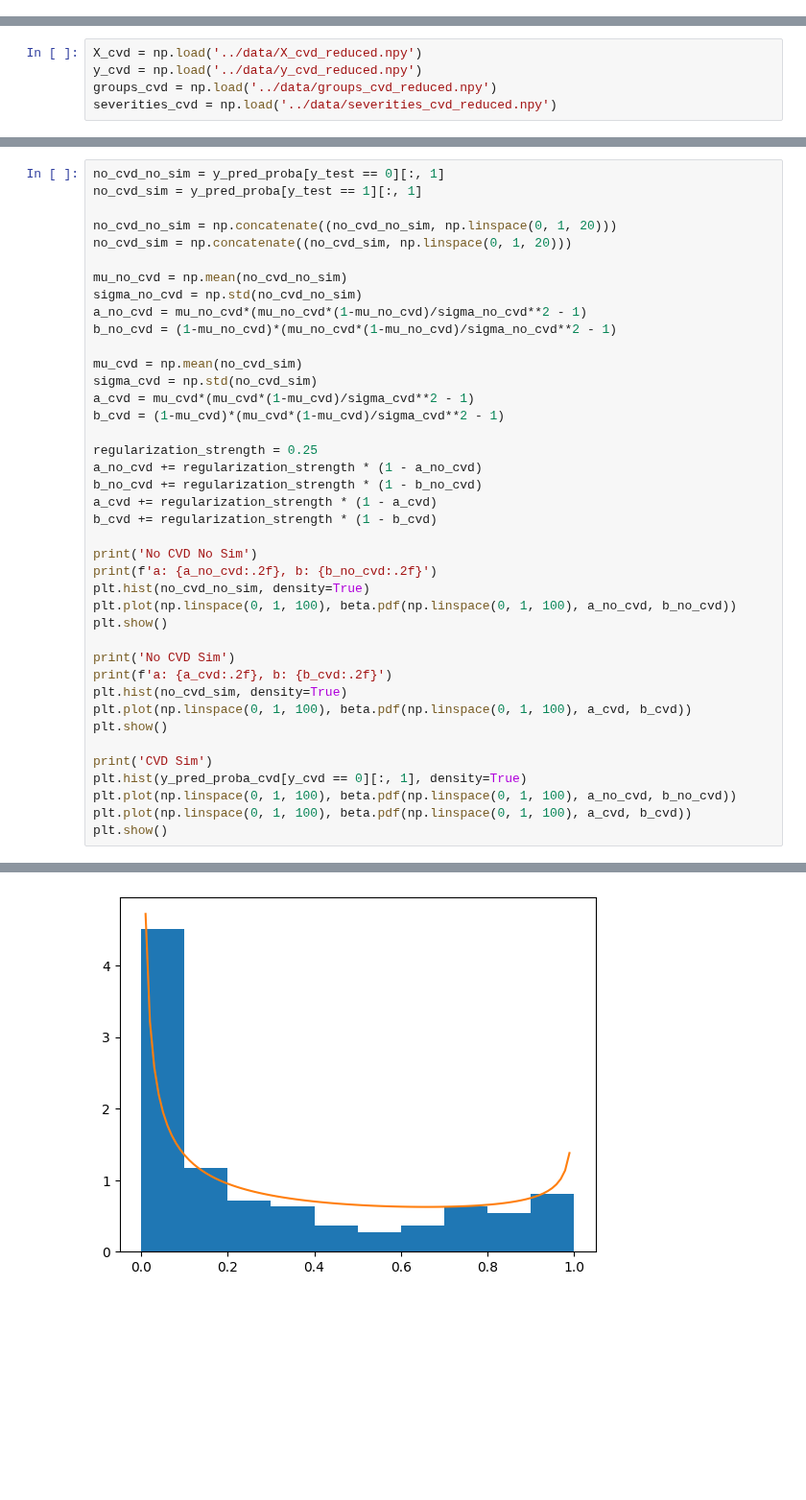
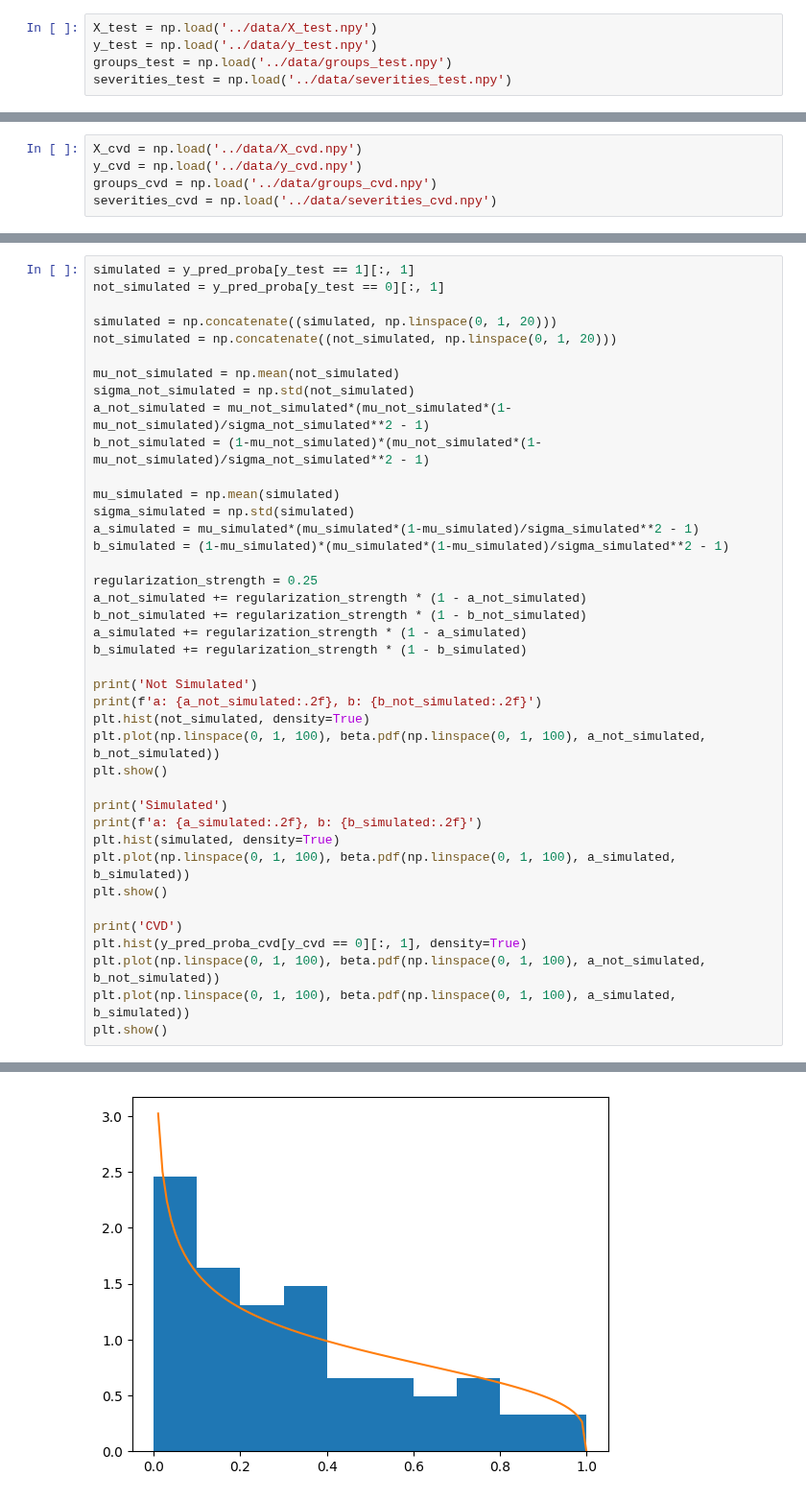
Before and after one commit to TimBerti/ssvep-cvd, a Jupyter notebook: notebooks/svm_eval.ipynb, the cells around one changed output, grey strips where cells are left out. Shown at 96% size. Drawn from its saved outputs; the diff is of its cells as text; blank space fills up the shorter version.

```diff
--- a/notebooks/svm_eval.ipynb
+++ b/notebooks/svm_eval.ipynb
@@ -48,0 +42,5 @@ y_pred_proba = pipeline.predict_proba(X_test)
+# %%
+X_test = np.load('../data/X_test.npy')
+y_test = np.load('../data/y_test.npy')
+groups_test = np.load('../data/groups_test.npy')
+severities_test = np.load('../data/severities_test.npy')
@@ -139,7 +140,7 @@ plt.show()
 # %%
-X_cvd = np.load('../data/X_cvd_reduced.npy')
-y_cvd = np.load('../data/y_cvd_reduced.npy')
-groups_cvd = np.load('../data/groups_cvd_reduced.npy')
-severities_cvd = np.load('../data/severities_cvd_reduced.npy')
+X_cvd = np.load('../data/X_cvd.npy')
+y_cvd = np.load('../data/y_cvd.npy')
+groups_cvd = np.load('../data/groups_cvd.npy')
+severities_cvd = np.load('../data/severities_cvd.npy')
 # %%
 y_pred_cvd = pipeline.predict(X_cvd)
@@ -156,41 +177,41 @@ y_pred_proba_cvd = pipeline.predict_proba(X_cvd)
 # %%
-no_cvd_no_sim = y_pred_proba[y_test == 0][:, 1]
-no_cvd_sim = y_pred_proba[y_test == 1][:, 1]
+simulated = y_pred_proba[y_test == 1][:, 1]
+not_simulated = y_pred_proba[y_test == 0][:, 1]
 
-no_cvd_no_sim = np.concatenate((no_cvd_no_sim, np.linspace(0, 1, 20)))
-no_cvd_sim = np.concatenate((no_cvd_sim, np.linspace(0, 1, 20)))
+simulated = np.concatenate((simulated, np.linspace(0, 1, 20)))
+not_simulated = np.concatenate((not_simulated, np.linspace(0, 1, 20)))
 
-mu_no_cvd = np.mean(no_cvd_no_sim)
-sigma_no_cvd = np.std(no_cvd_no_sim)
-a_no_cvd = mu_no_cvd*(mu_no_cvd*(1-mu_no_cvd)/sigma_no_cvd**2 - 1)
-b_no_cvd = (1-mu_no_cvd)*(mu_no_cvd*(1-mu_no_cvd)/sigma_no_cvd**2 - 1)
+mu_not_simulated = np.mean(not_simulated)
+sigma_not_simulated = np.std(not_simulated)
+a_not_simulated = mu_not_simulated*(mu_not_simulated*(1-mu_not_simulated)/sigma_not_simulated**2 - 1)
+b_not_simulated = (1-mu_not_simulated)*(mu_not_simulated*(1-mu_not_simulated)/sigma_not_simulated**2 - 1)
 
-mu_cvd = np.mean(no_cvd_sim)
-sigma_cvd = np.std(no_cvd_sim)
-a_cvd = mu_cvd*(mu_cvd*(1-mu_cvd)/sigma_cvd**2 - 1)
-b_cvd = (1-mu_cvd)*(mu_cvd*(1-mu_cvd)/sigma_cvd**2 - 1)
+mu_simulated = np.mean(simulated)
+sigma_simulated = np.std(simulated)
+a_simulated = mu_simulated*(mu_simulated*(1-mu_simulated)/sigma_simulated**2 - 1)
+b_simulated = (1-mu_simulated)*(mu_simulated*(1-mu_simulated)/sigma_simulated**2 - 1)
 
 regularization_strength = 0.25
-a_no_cvd += regularization_strength * (1 - a_no_cvd)
-b_no_cvd += regularization_strength * (1 - b_no_cvd)
-a_cvd += regularization_strength * (1 - a_cvd)
-b_cvd += regularization_strength * (1 - b_cvd)
+a_not_simulated += regularization_strength * (1 - a_not_simulated)
+b_not_simulated += regularization_strength * (1 - b_not_simulated)
+a_simulated += regularization_strength * (1 - a_simulated)
+b_simulated += regularization_strength * (1 - b_simulated)
 
-print('No CVD No Sim')
-print(f'a: {a_no_cvd:.2f}, b: {b_no_cvd:.2f}')
-plt.hist(no_cvd_no_sim, density=True)
-plt.plot(np.linspace(0, 1, 100), beta.pdf(np.linspace(0, 1, 100), a_no_cvd, b_no_cvd))
+print('Not Simulated')
+print(f'a: {a_not_simulated:.2f}, b: {b_not_simulated:.2f}')
+plt.hist(not_simulated, density=True)
+plt.plot(np.linspace(0, 1, 100), beta.pdf(np.linspace(0, 1, 100), a_not_simulated, b_not_simulated))
 plt.show()
 
-print('No CVD Sim')
-print(f'a: {a_cvd:.2f}, b: {b_cvd:.2f}')
-plt.hist(no_cvd_sim, density=True)
-plt.plot(np.linspace(0, 1, 100), beta.pdf(np.linspace(0, 1, 100), a_cvd, b_cvd))
+print('Simulated')
+print(f'a: {a_simulated:.2f}, b: {b_simulated:.2f}')
+plt.hist(simulated, density=True)
+plt.plot(np.linspace(0, 1, 100), beta.pdf(np.linspace(0, 1, 100), a_simulated, b_simulated))
 plt.show()
 
-print('CVD Sim')
+print('CVD')
 plt.hist(y_pred_proba_cvd[y_cvd == 0][:, 1], density=True)
-plt.plot(np.linspace(0, 1, 100), beta.pdf(np.linspace(0, 1, 100), a_no_cvd, b_no_cvd))
-plt.plot(np.linspace(0, 1, 100), beta.pdf(np.linspace(0, 1, 100), a_cvd, b_cvd))
+plt.plot(np.linspace(0, 1, 100), beta.pdf(np.linspace(0, 1, 100), a_not_simulated, b_not_simulated))
+plt.plot(np.linspace(0, 1, 100), beta.pdf(np.linspace(0, 1, 100), a_simulated, b_simulated))
 plt.show()
 # %% [output]
@@ -199 +220 @@ a: 0.44, b: 0.71
-[figure, old version]
+[figure, new version]
```
Also changed, not shown: parts of 15 cells of this notebook, 2 other files.
